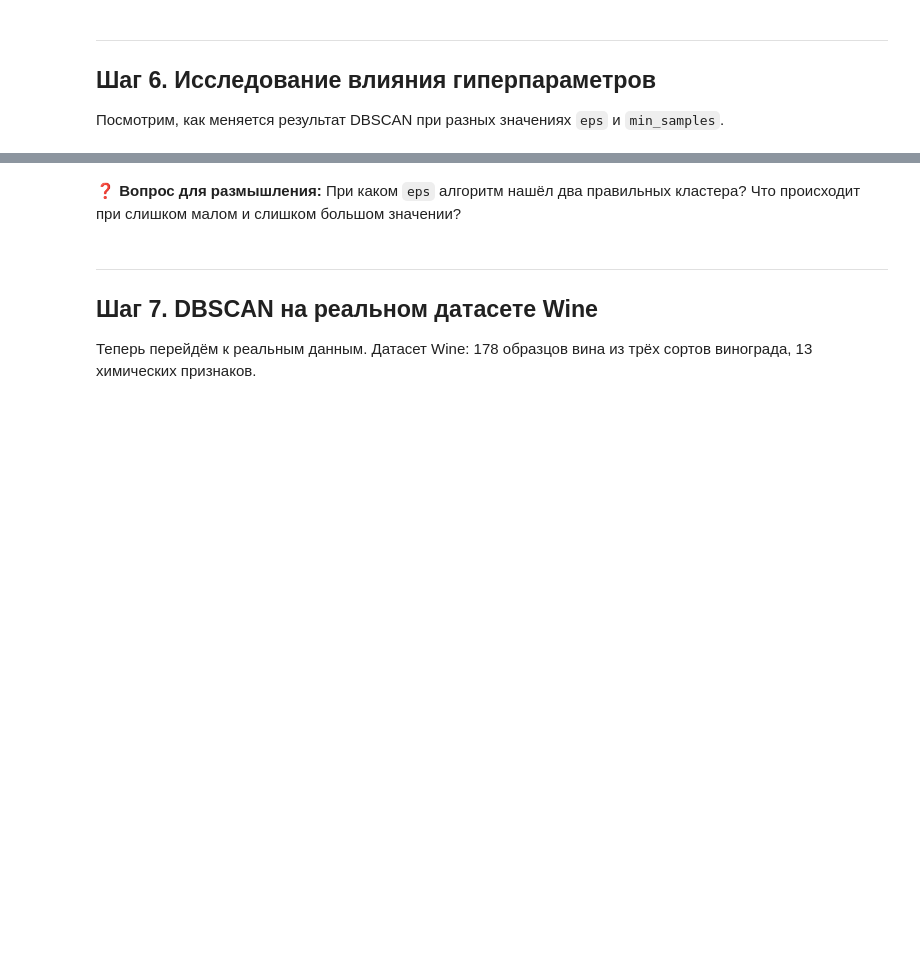
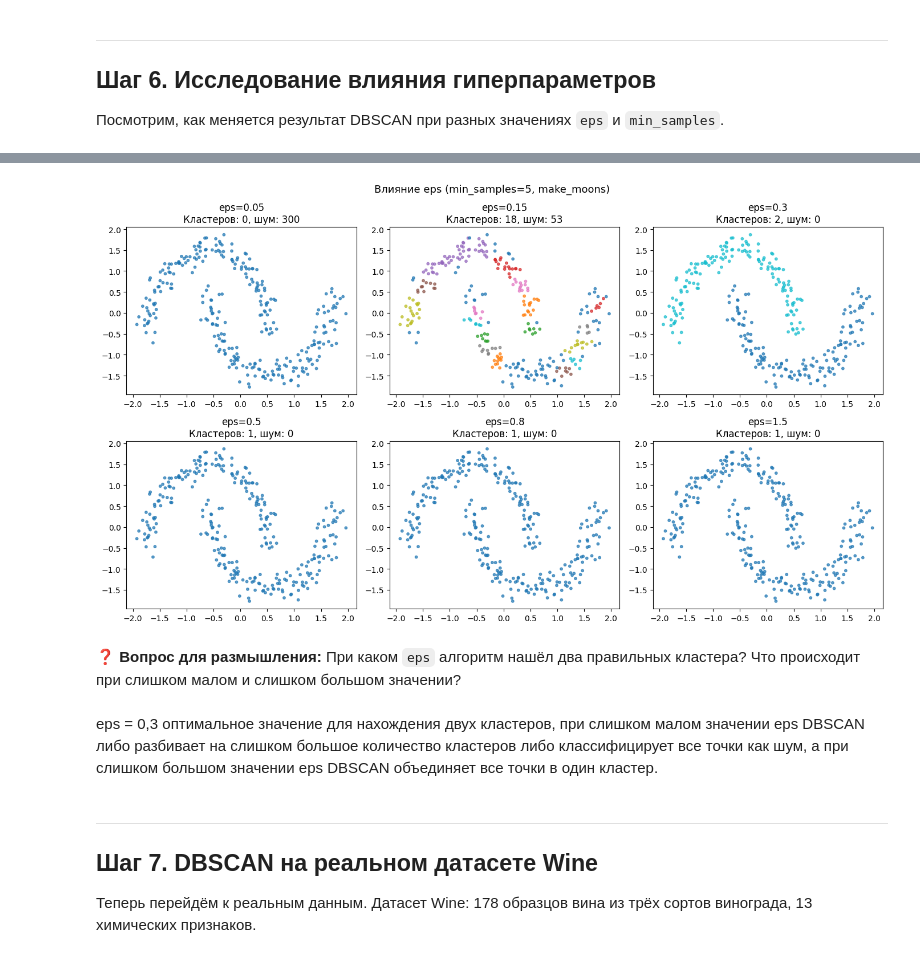
Before and after one commit to curseofuselessness/ml-course-homeworks, a Jupyter notebook: hw12_Clustering_KMeans_DBSCAN/clustering2_practice_student.ipynb, the cells around one changed output, grey strips where cells are left out. Cells and saved outputs as stored; diff of their text form; code cells hidden in the pictures; blank space fills up the shorter version.

```diff
--- a/hw12_Clustering_KMeans_DBSCAN/clustering2_practice_student.ipynb
+++ b/hw12_Clustering_KMeans_DBSCAN/clustering2_practice_student.ipynb
@@ -249,32 +271,40 @@ print(f"DBSCAN:        {score_dbscan:.3f}" if score_dbscan is not None else "DBS
 # %%
 # Сетка eps при фиксированном min_samples=5
 eps_values = [0.05, 0.15, 0.3, 0.5, 0.8, 1.5]
 fig, axes = plt.subplots(2, 3, figsize=(14, 8))
 axes = axes.flatten()
 
 for i, eps_val in enumerate(eps_values):
     # YOUR CODE HERE
     # 1. Запустите DBSCAN(eps=eps_val, min_samples=5) на X_moons_scaled
     # 2. Получите метки
     # 3. Посчитайте число кластеров и шумовых точек
     # 4. Отобразите scatter plot с цветами по меткам
     #    Шумовые точки (label == -1) рисуйте чёрными крестиками
-    labels_i = None  # замените
+
+    db = DBSCAN(eps=eps_val, min_samples=5)
+
+
+    labels_i = db.fit_predict(X_moons_scaled)
 
     if labels_i is not None:
         n_cl = len(set(labels_i)) - (1 if -1 in labels_i else 0)
         n_noise = (labels_i == -1).sum()
         axes[i].scatter(X_moons_scaled[:, 0], X_moons_scaled[:, 1],
                         c=labels_i, cmap='tab10', s=10, alpha=0.7)
         axes[i].set_title(f"eps={eps_val}\nКластеров: {n_cl}, шум: {n_noise}")
     else:
         axes[i].set_title(f"eps={eps_val} (не вычислено)")
 
 plt.suptitle("Влияние eps (min_samples=5, make_moons)", fontsize=13)
 plt.tight_layout()
 plt.show()
+# %% [output]
+[figure, added]
 # %% [markdown]
 **❓ Вопрос для размышления:** При каком `eps` алгоритм нашёл два правильных кластера? Что происходит при слишком малом и слишком большом значении?
+# %% [markdown]
+eps = 0,3 оптимальное значение для нахождения двух кластеров, при слишком малом значении eps DBSCAN либо разбивает на слишком большое количество кластеров либо классифицирует все точки как шум, а при слишком большом значении eps DBSCAN объединяет все точки в один кластер.
 # %% [markdown]
 ---
 ## Шаг 7. DBSCAN на реальном датасете Wine
```
Also changed, not shown: parts of 10 cells of this notebook.
